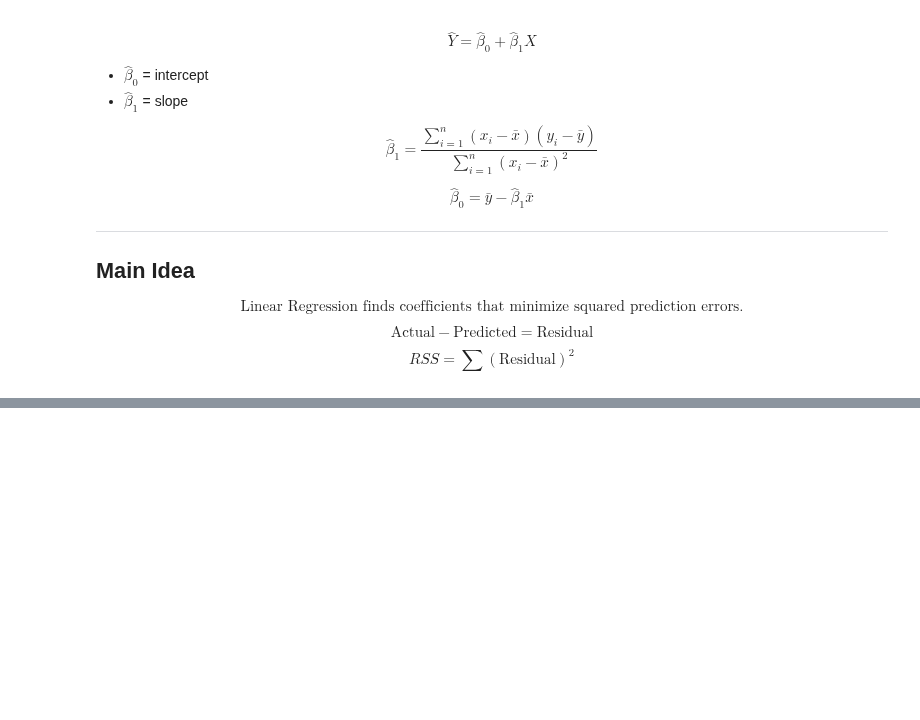
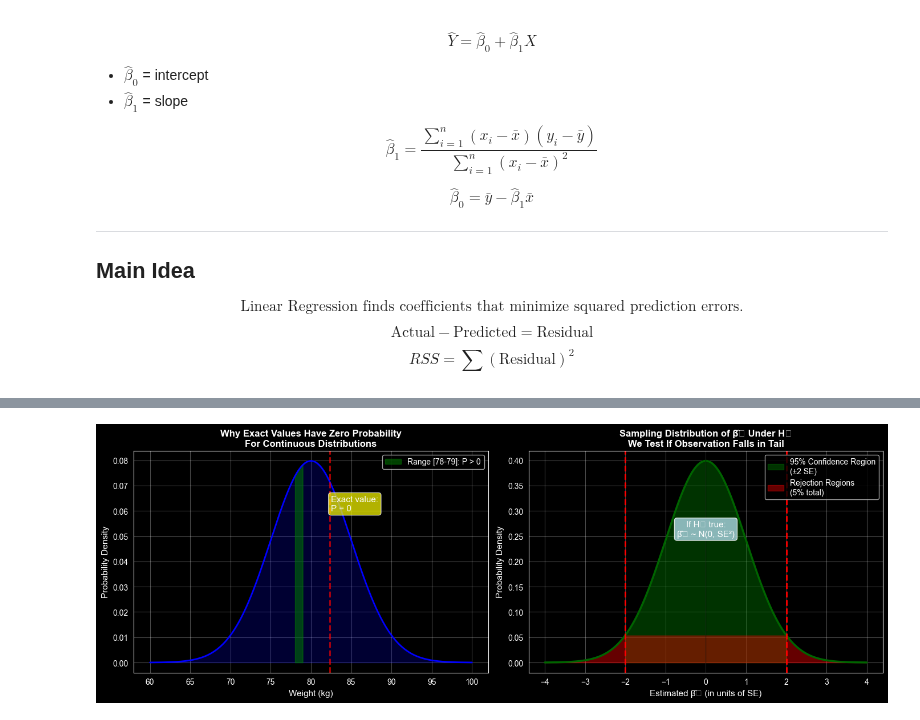
Before and after one commit to fuadh246/ese-5410, a Jupyter notebook: modules_notes/module_3: Linear Regression/Linear_Regression_and_Statistics.ipynb, the cells around one changed output, grey strips where cells are left out. Drawn from its saved outputs; the diff is of its cells as text; code cells hidden in the pictures; blank space fills up the shorter version.

```diff
--- a/modules_notes/module_3: Linear Regression/Linear_Regression_and_Statistics.ipynb
+++ b/modules_notes/module_3: Linear Regression/Linear_Regression_and_Statistics.ipynb
@@ -177,0 +1102,46 @@ $$
+# %%
+import numpy as np
+import matplotlib.pyplot as plt
+from scipy.stats import norm
+
+fig, (ax1, ax2) = plt.subplots(1, 2, figsize=(14, 5))
+
+# Left: Continuous distribution (weights)
+x_weights = np.linspace(60, 100, 1000)
+y_weights = norm.pdf(x_weights, loc=80, scale=5)
+ax1.plot(x_weights, y_weights, 'b-', linewidth=2)
+ax1.axvline(82.371817, color='red', linestyle='--', linewidth=2, alpha=0.7)
+ax1.fill_between(x_weights, 0, y_weights, alpha=0.2, color='blue')
+ax1.text(82.5, 0.06, 'Exact value:\nP = 0', fontsize=11, bbox=dict(boxstyle='round', facecolor='yellow', alpha=0.7))
+ax1.fill_between(x_weights[(x_weights >= 78) & (x_weights <= 79)],
+                  0, y_weights[(x_weights >= 78) & (x_weights <= 79)],
+                  alpha=0.5, color='green', label='Range [78-79]: P > 0')
+ax1.set_xlabel('Weight (kg)', fontsize=11)
+ax1.set_ylabel('Probability Density', fontsize=11)
+ax1.set_title('Why Exact Values Have Zero Probability\nFor Continuous Distributions', fontsize=12, fontweight='bold')
+ax1.legend(fontsize=10)
+ax1.grid(True, alpha=0.3)
+
+# Right: Estimated β̂₁ under H₀
+x_beta = np.linspace(-4, 4, 1000)
+y_beta = norm.pdf(x_beta, loc=0, scale=1)
+ax2.plot(x_beta, y_beta, 'darkgreen', linewidth=2.5)
+ax2.fill_between(x_beta[(x_beta >= -2) & (x_beta <= 2)], 0, y_beta[(x_beta >= -2) & (x_beta <= 2)],
+                  alpha=0.4, color='green', label='95% Confidence Region\n(±2 SE)')
+ax2.fill_between(x_beta[(x_beta < -2) | (x_beta > 2)], 0, y_beta[(x_beta < -2) | (x_beta > 2)],
+                  alpha=0.4, color='red', label='Rejection Regions\n(5% total)')
+ax2.axvline(0, color='black', linestyle='-', linewidth=1, alpha=0.5)
+ax2.axvline(2, color='red', linestyle='--', linewidth=2)
+ax2.axvline(-2, color='red', linestyle='--', linewidth=2)
+ax2.text(0, 0.25, 'If H₀ true:\nβ̂₁ ~ N(0, SE²)', fontsize=11, ha='center',
+         bbox=dict(boxstyle='round', facecolor='lightblue', alpha=0.8))
+ax2.set_xlabel('Estimated β̂₁ (in units of SE)', fontsize=11)
+ax2.set_ylabel('Probability Density', fontsize=11)
+ax2.set_title('Sampling Distribution of β̂₁ Under H₀\nWe Test If Observation Falls in Tail', fontsize=12, fontweight='bold')
+ax2.legend(fontsize=10, loc='upper right')
+ax2.grid(True, alpha=0.3)
+
+plt.tight_layout()
+plt.show()
+# %% [output]
+[figure, added]
```
Also changed, not shown: parts of 10 cells of this notebook, 1 other file.
